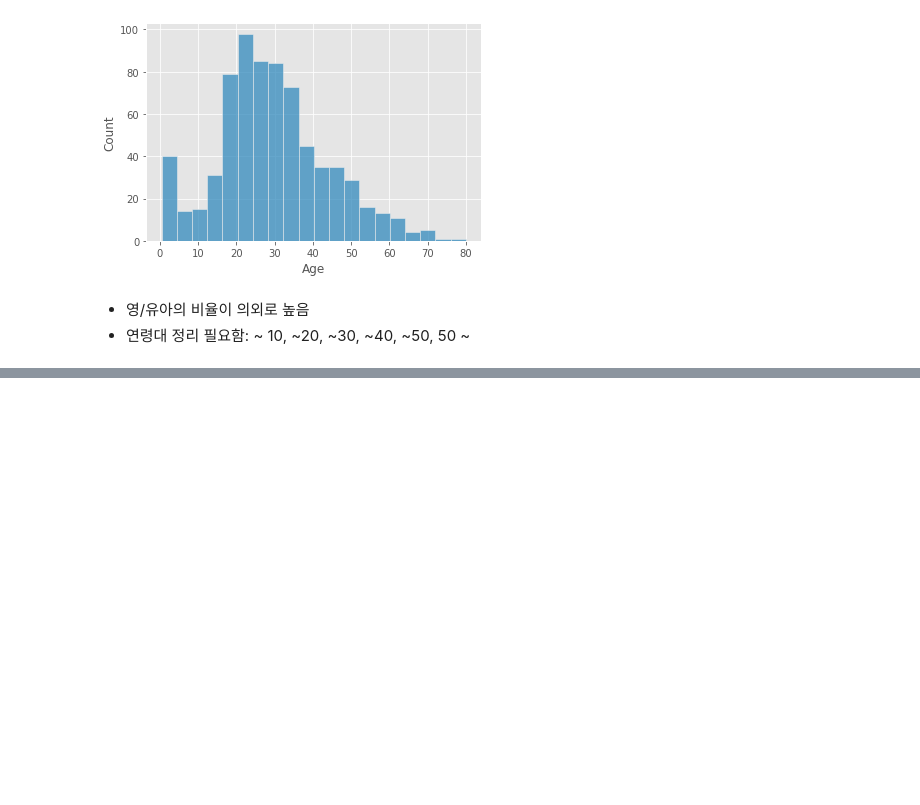
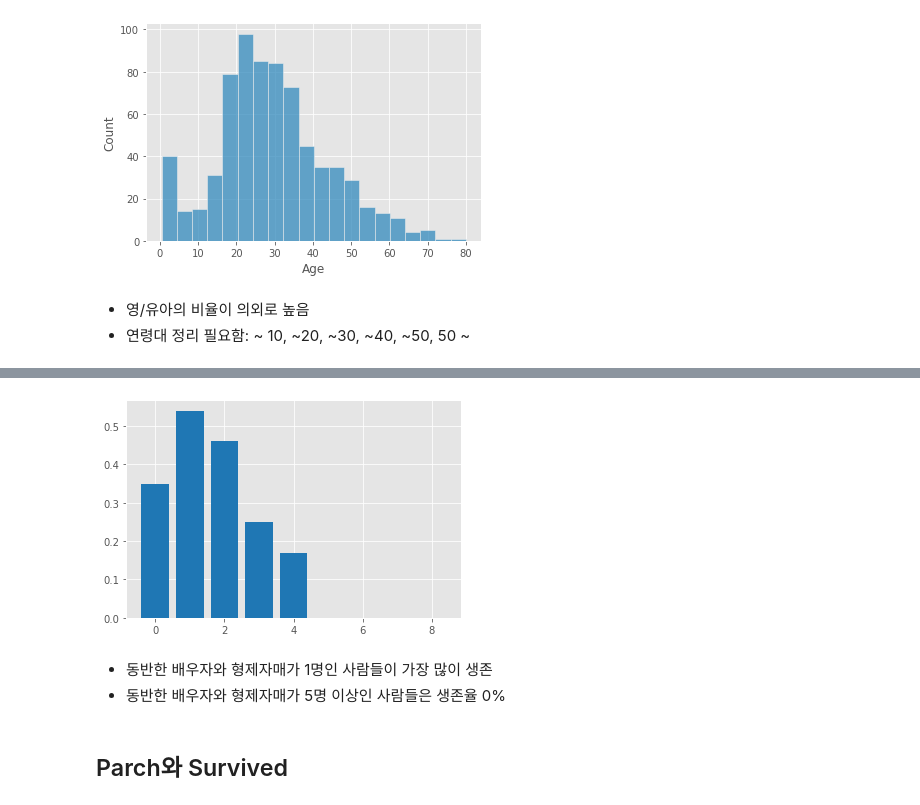
Before and after one commit to HAMJiyoung/Titanic-Machine-Learning-from-Disaster, a Jupyter notebook: Titanic_machine_learning.ipynb, the cells around one changed output, grey strips where cells are left out. Drawn from its saved outputs; the diff is of its cells as text; code cells hidden in the pictures; blank space fills up the shorter version.

```diff
--- a/Titanic_machine_learning.ipynb
+++ b/Titanic_machine_learning.ipynb
@@ -149,0 +181,10 @@ plt.show()
+# %%
+plt.bar(data = round(df_train[['SibSp', 'Survived']].groupby('SibSp', as_index = False).mean(), 2), x = 'SibSp', height = 'Survived', color = 'tab:blue')
+plt.show()
+# %% [output]
+[figure, added]
+# %% [markdown]
+- 동반한 배우자와 형제자매가 1명인 사람들이 가장 많이 생존
+- 동반한 배우자와 형제자매가 5명 이상인 사람들은 생존율 0%
+# %% [markdown]
+## Parch와 Survived
```
Also changed, not shown: parts of 19 cells of this notebook.
